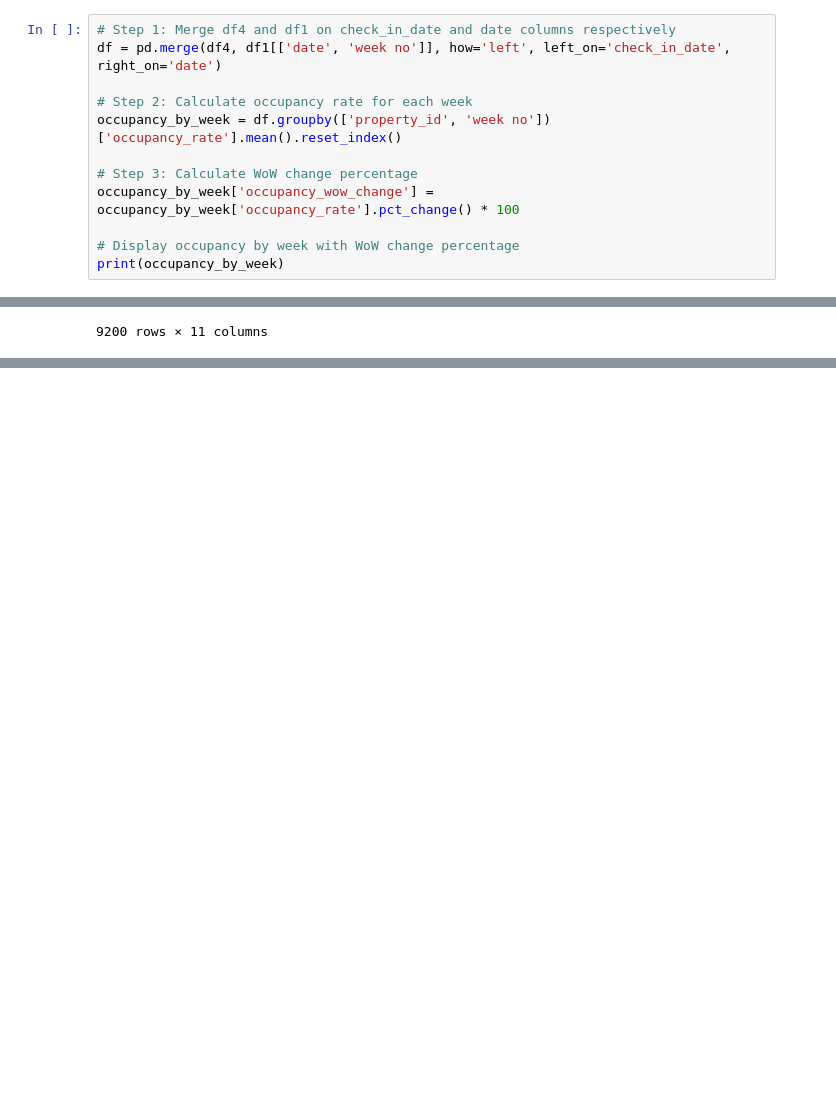
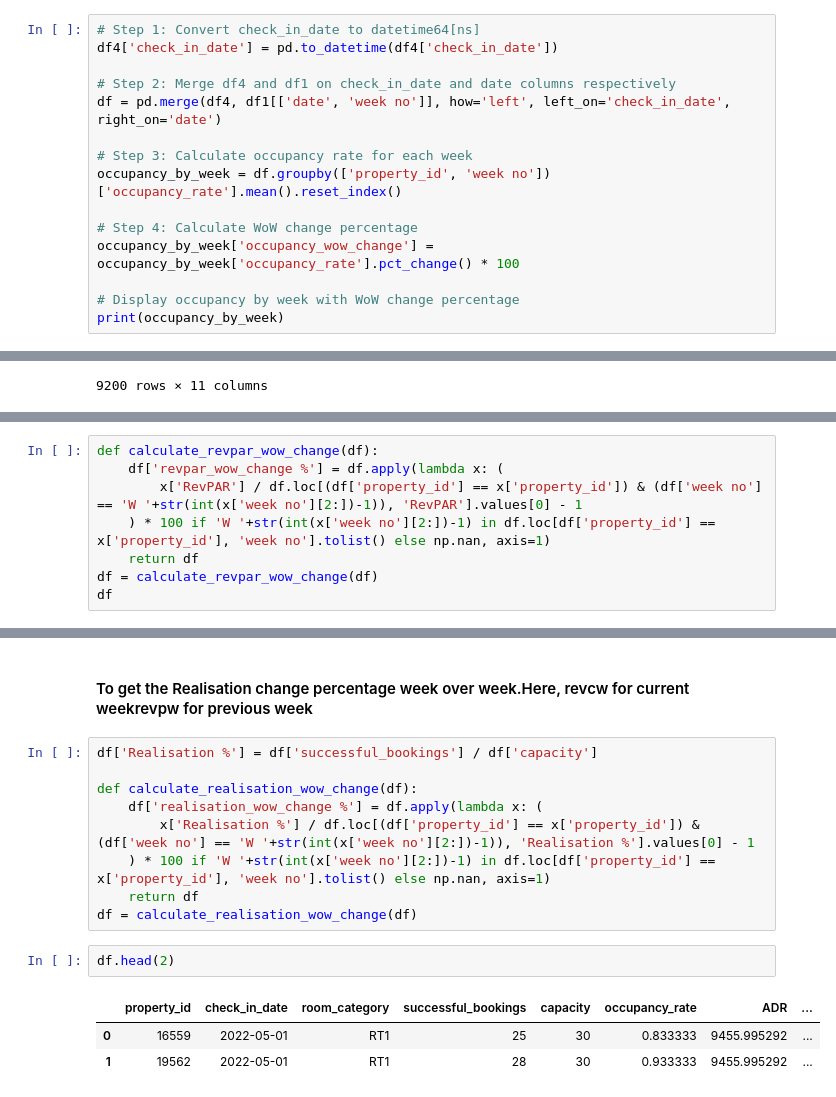
Before and after one commit to Shrihith-a/Hospitality_Dashboard, a Jupyter notebook: Notebook/Metrics_Measures.ipynb, the cells around one changed output, grey strips where cells are left out. Saved outputs shown, nothing was run; the diff lists cells and outputs as text; blank space fills up the shorter version.

```diff
--- a/Notebook/Metrics_Measures.ipynb
+++ b/Notebook/Metrics_Measures.ipynb
@@ -414,13 +460,16 @@ df4.head(2)
 | 0 | 16559 | 01-May-22 | RT1 | 25 | 30 | 0.833333 | 9455.995292 | ... |
 | 1 | 19562 | 01-May-22 | RT1 | 28 | 30 | 0.933333 | 9455.995292 | ... |
 # %%
-# Step 1: Merge df4 and df1 on check_in_date and date columns respectively
+# Step 1: Convert check_in_date to datetime64[ns]
+df4['check_in_date'] = pd.to_datetime(df4['check_in_date'])
+
+# Step 2: Merge df4 and df1 on check_in_date and date columns respectively
 df = pd.merge(df4, df1[['date', 'week no']], how='left', left_on='check_in_date', right_on='date')
 
-# Step 2: Calculate occupancy rate for each week
+# Step 3: Calculate occupancy rate for each week
 occupancy_by_week = df.groupby(['property_id', 'week no'])['occupancy_rate'].mean().reset_index()
 
-# Step 3: Calculate WoW change percentage
+# Step 4: Calculate WoW change percentage
 occupancy_by_week['occupancy_wow_change'] = occupancy_by_week['occupancy_rate'].pct_change() * 100
 
 # Display occupancy by week with WoW change percentage
@@ -467,0 +519,8 @@ new_df
+# %%
+def calculate_revpar_wow_change(df):
+    df['revpar_wow_change %'] = df.apply(lambda x: (
+        x['RevPAR'] / df.loc[(df['property_id'] == x['property_id']) & (df['week no'] == 'W '+str(int(x['week no'][2:])-1)), 'RevPAR'].values[0] - 1
+    ) * 100 if 'W '+str(int(x['week no'][2:])-1) in df.loc[df['property_id'] == x['property_id'], 'week no'].tolist() else np.nan, axis=1)
+    return df
+df = calculate_revpar_wow_change(df)
+df
@@ -467,0 +541,17 @@ new_df
+# %% [markdown]
+#### To get the Realisation change percentage week over week.Here, revcw  for current weekrevpw for previous week
+# %%
+df['Realisation %'] = df['successful_bookings'] / df['capacity']
+
+def calculate_realisation_wow_change(df):
+    df['realisation_wow_change %'] = df.apply(lambda x: (
+        x['Realisation %'] / df.loc[(df['property_id'] == x['property_id']) & (df['week no'] == 'W '+str(int(x['week no'][2:])-1)), 'Realisation %'].values[0] - 1
+    ) * 100 if 'W '+str(int(x['week no'][2:])-1) in df.loc[df['property_id'] == x['property_id'], 'week no'].tolist() else np.nan, axis=1)
+    return df
+df = calculate_realisation_wow_change(df)
+# %%
+df.head(2)
+# %% [output]
+|  | property_id | check_in_date | room_category | successful_bookings | capacity | occupancy_rate | ADR | ... |
+| 0 | 16559 | 2022-05-01 | RT1 | 25 | 30 | 0.833333 | 9455.995292 | ... |
+| 1 | 19562 | 2022-05-01 | RT1 | 28 | 30 | 0.933333 | 9455.995292 | ... |
```
Also changed, not shown: parts of 15 cells of this notebook, 19 other files.
